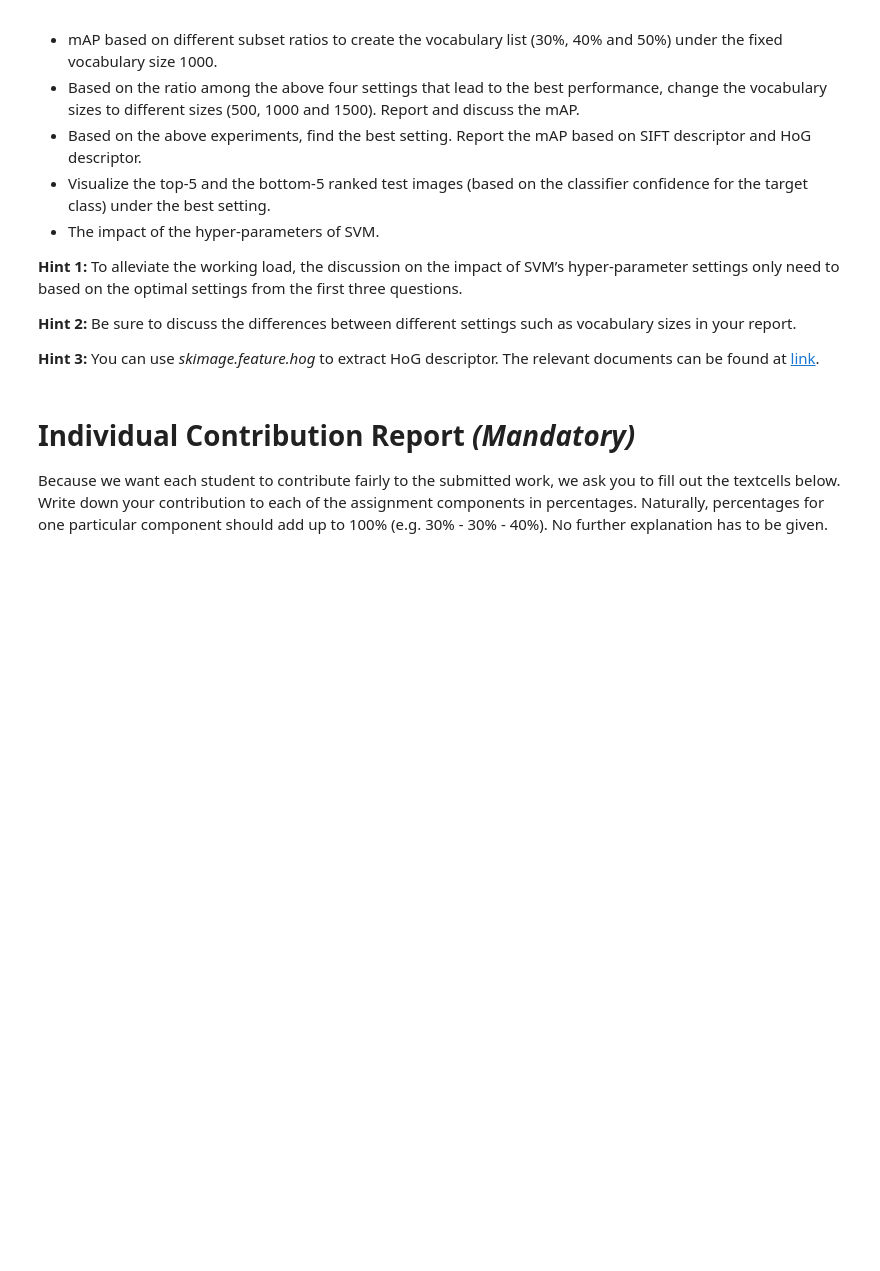
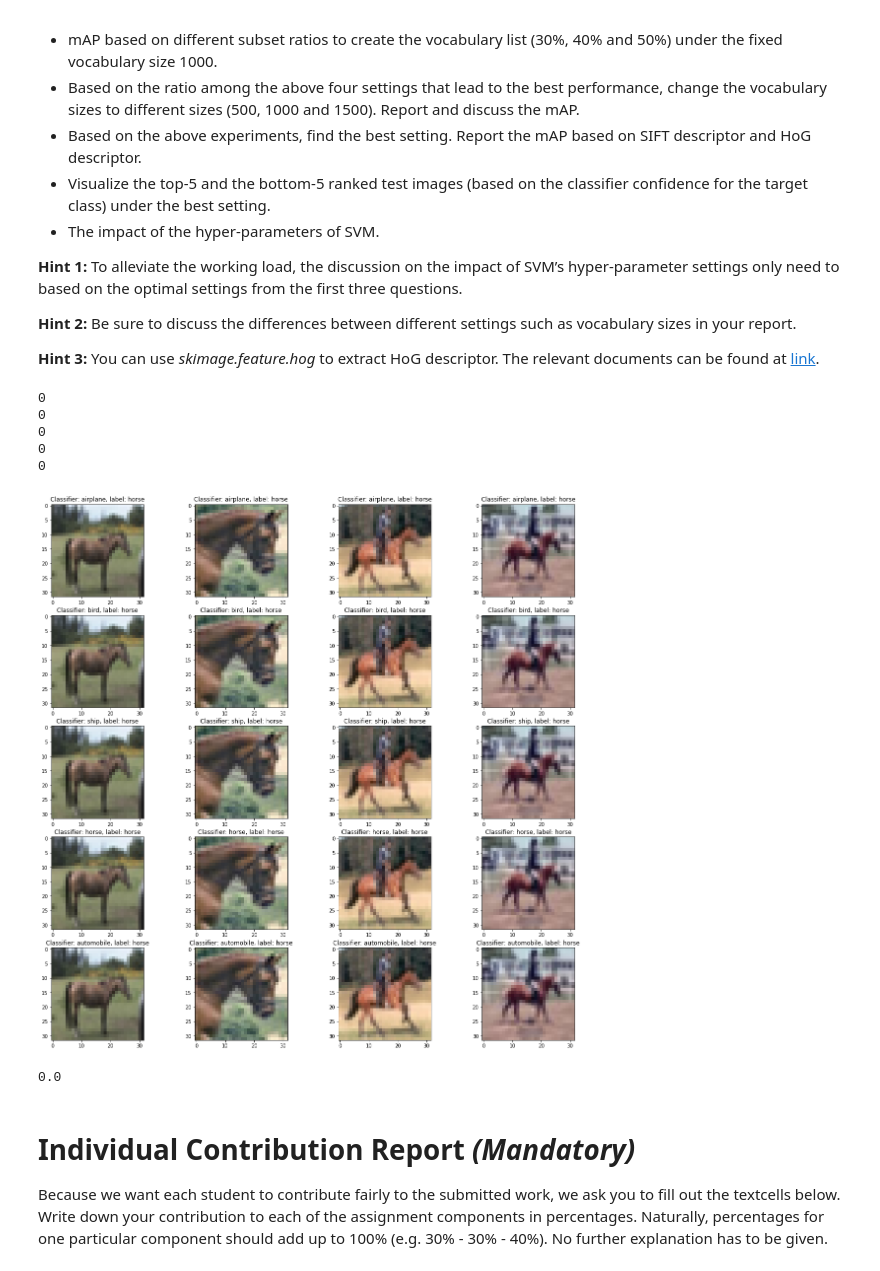
Before and after one commit to nordinbelkacemi/cv1-lab1, a Jupyter notebook: BoW Project/15096157_13740512_12556963_part1.ipynb, the cells around one changed output. Saved outputs shown, nothing was run; the diff lists cells and outputs as text; code cells hidden in the pictures; blank space fills up the shorter version.

```diff
--- a/BoW Project/15096157_13740512_12556963_part1.ipynb
+++ b/BoW Project/15096157_13740512_12556963_part1.ipynb
@@ -351,7 +282,7 @@ You can use *scikit-learn* software to conduct SVM classification. The relevant
 def create_binary_datasets(data, selected_ids):
     # Create a 1 vs K training dataset
     training_datasets = {}
-    for class_id in selected_ids:
+    for class_id in selected_ids.keys():
         positive_ids = selected_ids[class_id]
         negative_ids = np.concatenate([selected_ids[c] for c in range(len(idx2class.keys())) if c != class_id])
 
@@ -365,7 +296,9 @@ def train_classifiers(training_datasets):
     # Train the classifiers
     classifiers = {}
     for class_id in idx2class.keys():
-        svm = SVC(probability=True).fit(training_datasets[class_id]['data'], training_datasets[class_id]['labels'])
+        X = training_datasets[class_id]['data']
+        y = training_datasets[class_id]['labels']
+        svm = SVC(probability=True).fit(X, y)
         classifiers[class_id] = svm
     return classifiers
 # %%
@@ -373,18 +306,19 @@ def train_classifiers(training_datasets):
 np.random.seed(42)
 
 # Select images that were not used for building the visual vocab
-non_vocab_ids = np.delete(np.arange(training_data.shape[0]), vocab_subset_ids)
-training_data_subset, training_labels_subset = training_data[non_vocab_ids], training_label[non_vocab_ids]
+non_vocab_ids = np.delete(np.arange(training_data.shape[0]), encoder.vocab_subset_ids)
+training_data_subset, training_labels_subset = training_data[non_vocab_ids], training_labels[non_vocab_ids]
 
-# Create histograms
-idx_to_visual_words = encode_features(training_data_subset, kmeans)
-training_hists = create_image_histograms(training_data_subset, idx_to_visual_words)
+# Encode training data (create histograms)
+training_encodings = encoder.encode_features(training_data_subset).values()
+training_histograms = np.array([encoding.histogram for encoding in training_encodings])
 
 # Select random ids of each class
-selected_training_ids = select_random_image_ids(training_labels_subset, 50)
+selected_training_ids_per_class = select_random_image_ids(training_labels_subset, 50)
 
 # Create a 1 vs K training dataset
-training_datasets = create_binary_datasets(training_hists, selected_training_ids)
+training_datasets = create_binary_datasets(training_histograms, selected_training_ids_per_class)
+
 
 # Train the classifiers
 classifiers = train_classifiers(training_datasets)
@@ -417,28 +354,38 @@ Be sure to discuss the differences between different settings such as vocabulary
 **Hint 3:**
 You can use *skimage.feature.hog* to extract HoG descriptor. The relevant documents can be found at [link](https://scikit-image.org/docs/dev/api/skimage.feature.html?highlight=hog#skimage.feature.hog).
 # %%
-# Exctract the descriptors from the test images
-_, test_descriptors = extract_descriptors(test_data)
-test_encoded_features = encode_features(test_data, kmeans)
-test_histograms = create_image_histograms(test_data, test_encoded_features)
+# Encode test data
+# _, test_descriptors = extract_descriptors(test_data)
+test_encodings = encoder.encode_features(test_data).values()
+test_histograms = np.array([encoding.histogram for encoding in test_encodings])
 
 # Classify the test set
 classification_results = defaultdict(list)
 for classifier_id, classifier in classifiers.items():
-    for test_hist in test_histograms:
-        classification_results[classifier_id].append(classifier.predict(test_hist.reshape(1, -1))[0])
+    classification_results[classifier_id] = classifier.predict(test_histograms)
+
+for class_id in classification_results.keys():
+    print(np.count_nonzero(classification_results[class_id]))
+# %% [output]
+0
+0
+0
+0
+0
 # %%
 # Plot the first 4 images of each classifier sorted results
 fig, axs = plt.subplots(5, 4, figsize=(20, 20))
-for class_id, classifier in classifiers.items():
+for class_id in classifiers.keys():
     # Sort the results in descending order and pick the first 4
-    class_results = np.array(classification_results[class_id])
-    sorted_ids = class_results.argsort()[::-1]
-    top_4_ids = sorted_ids[: 4]
+    predictions = np.array(classification_results[class_id])
+    sorted_ids = predictions.argsort()[::-1]
+    top_4_ids = sorted_ids[:4]
 
     for ax, img_id in zip(axs[class_id], top_4_ids):
         ax.imshow(test_data[img_id])
-        ax.set_title(f'Classifier: {idx2class[class_id]}, real: {idx2class[test_label[img_id]]}')
+        ax.set_title(f'Classifier: {idx2class[class_id]}, label: {idx2class[test_labels[img_id]]}')
+# %% [output]
+[figure, added]
 # %%
 def f(i, sorted_results):
     if sorted_results[i] == 1:
@@ -458,9 +405,11 @@ def compute_mean_map(classification_results, n_classes):
         total_map += compute_map(np.array(sorted(results))[::-1], n_classes)
     return total_map / len(classification_results.keys())
 # %%
-n_test_classes = np.unique(test_label).size
+n_test_classes = np.unique(test_labels).size
 
 compute_mean_map(classification_results, n_test_classes)
+# %% [output]
+0.0
 # %% [markdown]
  # Individual Contribution Report *(Mandatory)*
 
```
Also changed, not shown: parts of 13 cells of this notebook, 1 other file.
